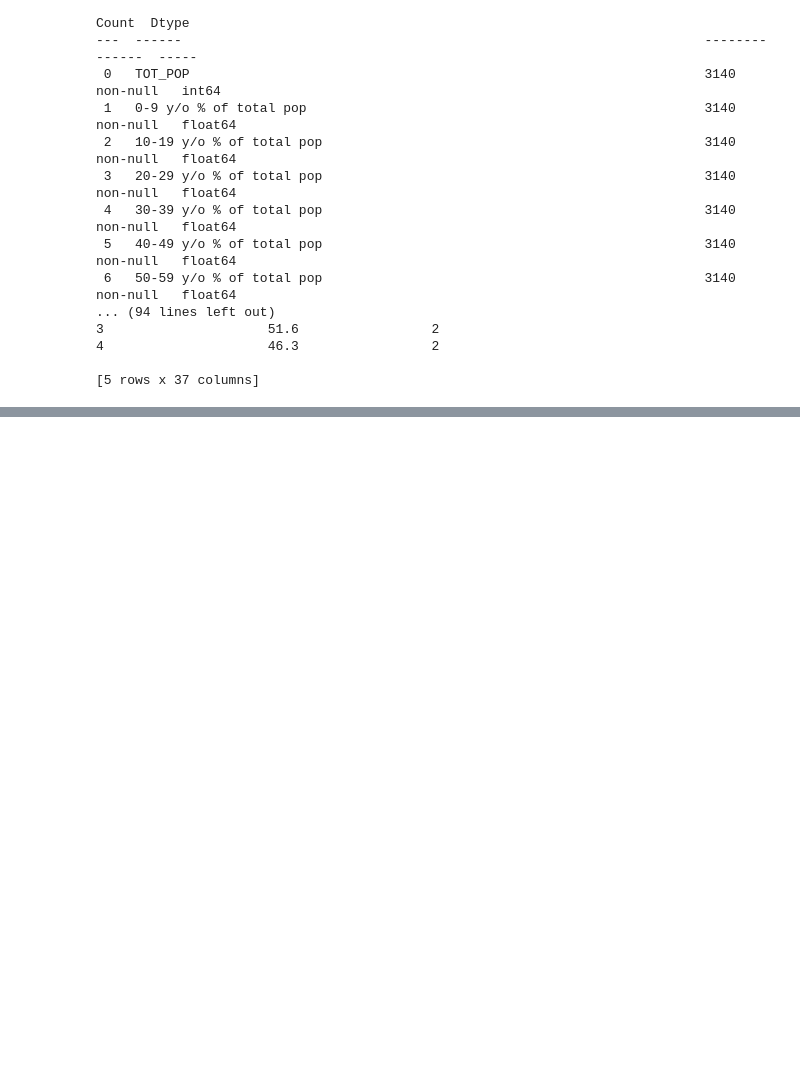
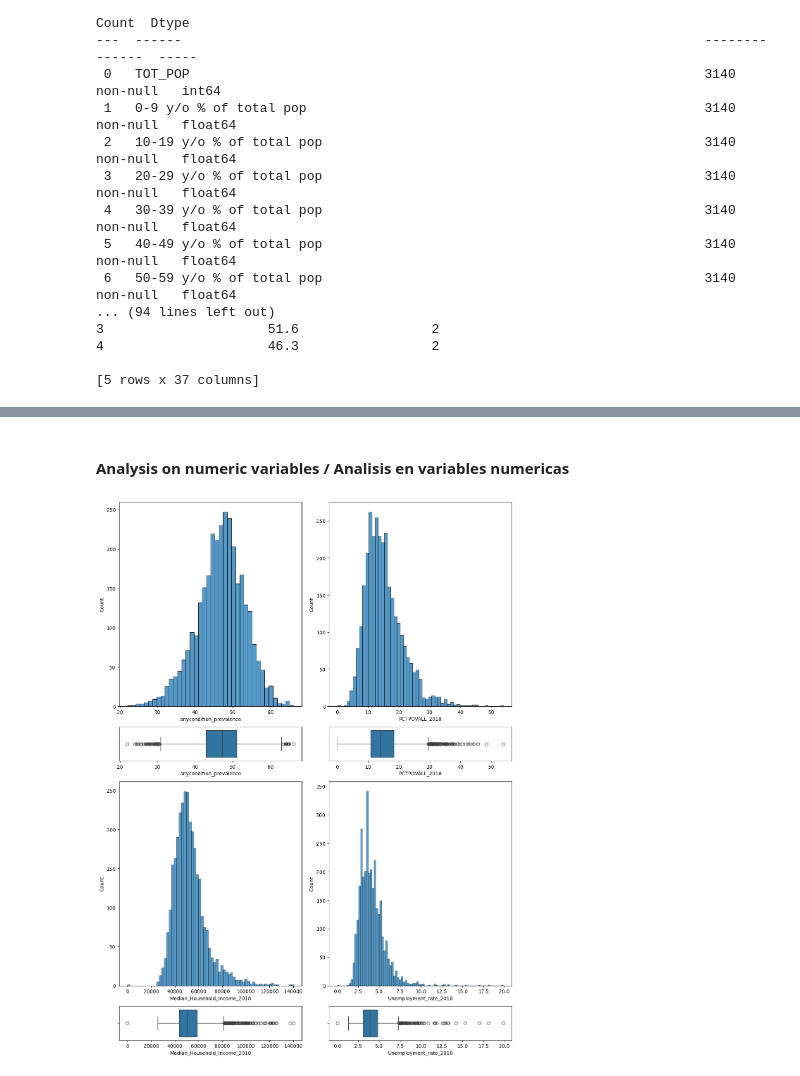
Before and after one commit to Steffanoganahl/Tutorial-Construye-un-modelo-de-regresion-lineal-usando-pandas-y-python, a Jupyter notebook: src/explore.ipynb, the cells around one changed output, grey strips where cells are left out. Cells and saved outputs as stored; diff of their text form; code cells hidden in the pictures; blank space fills up the shorter version.

```diff
--- a/src/explore.ipynb
+++ b/src/explore.ipynb
@@ -179,0 +201,24 @@ Data columns (total 37 columns):
+# %% [markdown]
+#### Analysis on numeric variables / Analisis en variables numericas
+# %%
+fig, axis = plt.subplots(4, 2, figsize = (12, 16), gridspec_kw = {"height_ratios": [6, 1, 6, 1]})
+
+sns.histplot(ax = axis[0, 0], data = total_data, x = "anycondition_prevalence")
+sns.boxplot(ax = axis[1, 0],  data = total_data, x = "anycondition_prevalence")
+
+sns.histplot(ax = axis[0, 1], data = total_data, x = "PCTPOVALL_2018")
+sns.boxplot(ax = axis[1, 1],  data = total_data, x = "PCTPOVALL_2018")
+
+sns.histplot(ax = axis[2, 0], data = total_data, x = "Median_Household_Income_2018")
+sns.boxplot(ax = axis[3, 0],  data = total_data, x = "Median_Household_Income_2018")
+
+sns.histplot(ax = axis[2, 1], data = total_data, x = "Unemployment_rate_2018")
+sns.boxplot(ax = axis[3, 1],  data = total_data, x = "Unemployment_rate_2018")
+
+# Adjust layout / Ajustar el diseño
+plt.tight_layout()
+
+# Show the plot / Mostrar el gráfico
+plt.show()
+# %% [output]
+[figure, added]
```
Also changed, not shown: parts of 55 cells of this notebook, 3 other files.
